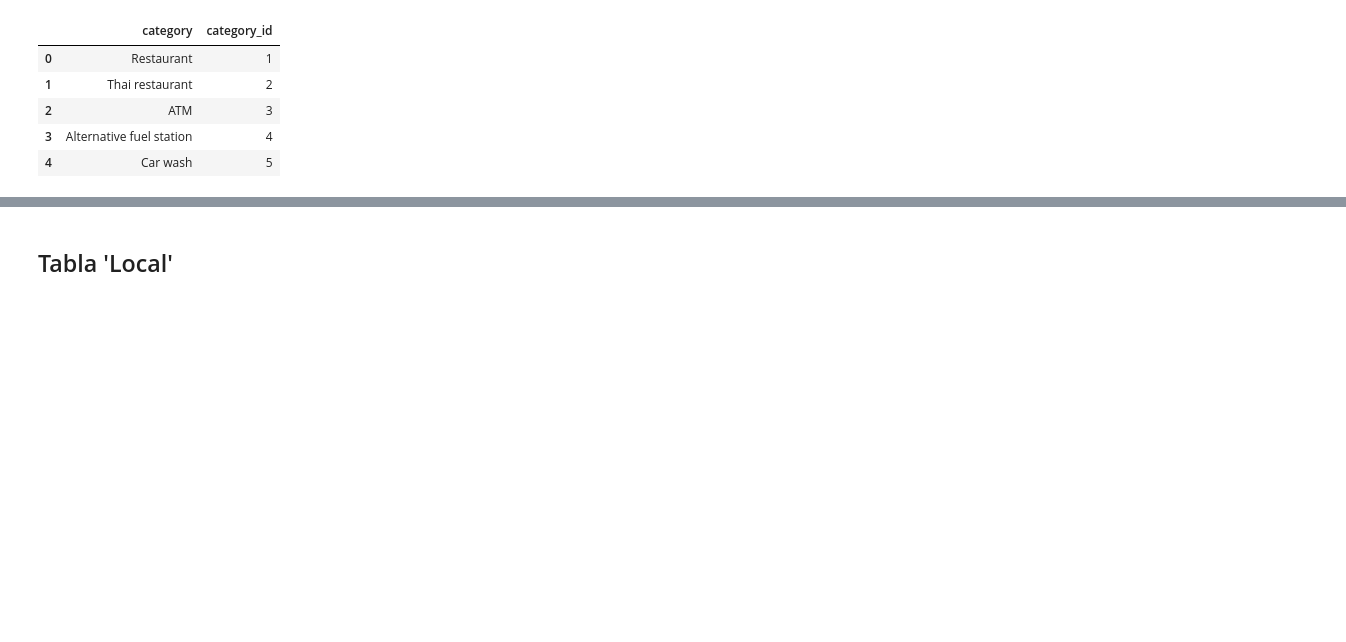
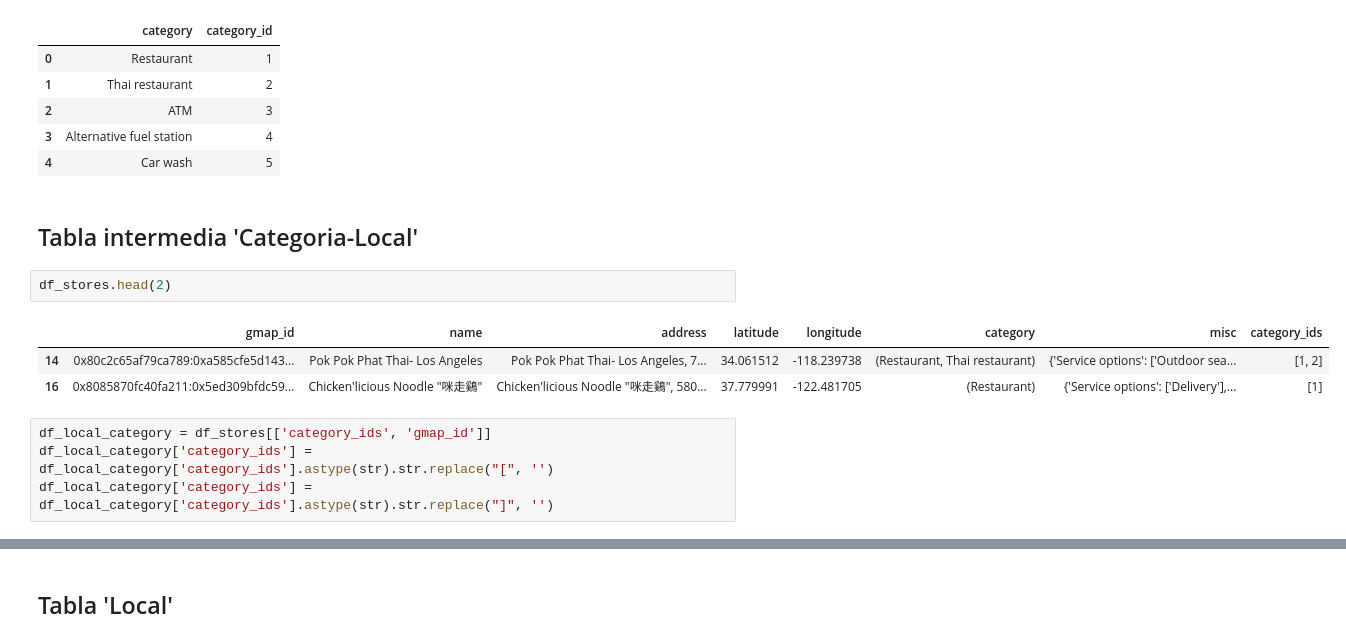
Before and after one commit to volpo/PG_YELP_GOOGLE_MAPS, a Jupyter notebook: Cassandra_SQL_DataPipeline/Cassandra_to_csv_reviews.ipynb, the cells around one changed output, grey strips where cells are left out. Cells and saved outputs as stored; diff of their text form; blank space fills up the shorter version.

Commit message:
Tablas actualizadas

```diff
--- a/Cassandra_SQL_DataPipeline/Cassandra_to_csv_reviews.ipynb
+++ b/Cassandra_SQL_DataPipeline/Cassandra_to_csv_reviews.ipynb
@@ -504,3 +497,15 @@ df_categoria.head(5)
 | 2 | ATM | 3 |
 | 3 | Alternative fuel station | 4 |
 | 4 | Car wash | 5 |
+# %% [markdown]
+## Tabla intermedia 'Categoria-Local'
+# %%
+df_stores.head(2)
+# %% [output]
+|  | gmap_id | name | address | latitude | longitude | category | misc | category_ids |
+| 14 | 0x80c2c65af79ca789:0xa585cfe5d143... | Pok Pok Phat Thai- Los Angeles | Pok Pok Phat Thai- Los Angeles, 7... | 34.061512 | -118.239738 | (Restaurant, Thai restaurant) | {'Service options': ['Outdoor sea... | [1, 2] |
+| 16 | 0x8085870fc40fa211:0x5ed309bfdc59... | Chicken'licious Noodle "咪走鷄" | Chicken'licious Noodle "咪走鷄", 580... | 37.779991 | -122.481705 | (Restaurant) | {'Service options': ['Delivery'],... | [1] |
+# %%
+df_local_category = df_stores[['category_ids', 'gmap_id']]
+df_local_category['category_ids'] = df_local_category['category_ids'].astype(str).str.replace("[", '')
+df_local_category['category_ids'] = df_local_category['category_ids'].astype(str).str.replace("]", '')
```
Also changed, not shown: parts of 19 cells of this notebook.
